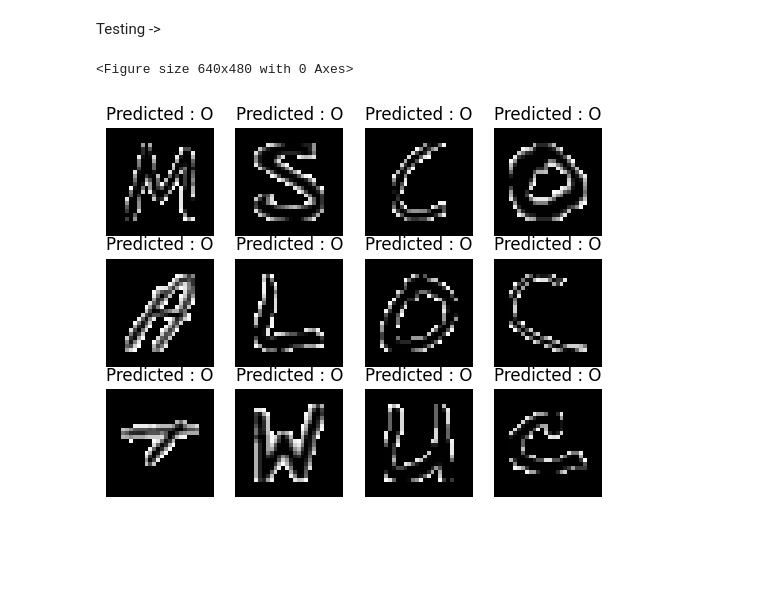
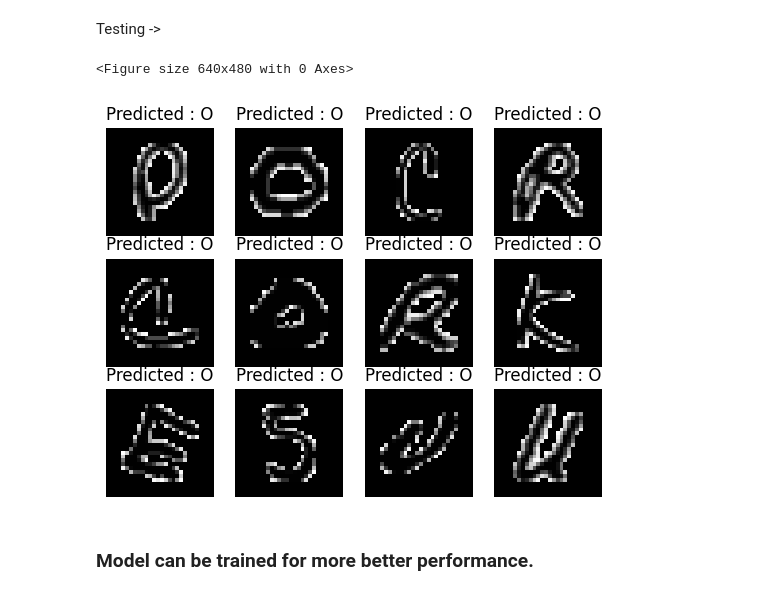
Before and after one commit to gauravmishraokok/learningPyTorch, a Jupyter notebook: 09_PyTorch_Transformers_via_Paper_Replication/Vision Transformer/Vision_Transformer.ipynb, the cells around one changed output. Drawn from its saved outputs; the diff is of its cells as text; code cells hidden in the pictures; blank space fills up the shorter version.

Commit message:
Vision Transformer For Handwritten Digit Prediction

```diff
--- a/09_PyTorch_Transformers_via_Paper_Replication/Vision Transformer/Vision_Transformer.ipynb
+++ b/09_PyTorch_Transformers_via_Paper_Replication/Vision Transformer/Vision_Transformer.ipynb
@@ -154,7 +147,8 @@ y_tensor = torch.tensor(y_values, dtype=torch.int64)
 transformation = transforms.Compose([
     transforms.ToPILImage(),
     transforms.Resize((28, 28)),
-    transforms.ToTensor()
+    transforms.ToTensor(),
+    transforms.Normalize(mean=[0.5], std=[0.5])
 ])
 
 # Custom dataset class
@@ -183,13 +177,13 @@ class HandwrittenDataset(Dataset):
 class_names = ['A', 'B', 'C', 'D', 'E', 'F', 'G', 'H', 'I', 'J', 'K', 'L', 'M', 'N', 'O', 'P', 'Q', 'R', 'S', 'T', 'U', 'V', 'W', 'X', 'Y', 'Z']
 
 # Split the data
-X_train, X_test, y_train, y_test = train_test_split(X_tensor, y_tensor, test_size=0.2, random_state=42)
+X_train, X_test, y_train, y_test = train_test_split(X_tensor, y_tensor, test_size=0.2, random_state=8888)
 
 # Create dataset objects
 train_dataset = HandwrittenDataset(X_train, y_train, transform=transformation)
 test_dataset = HandwrittenDataset(X_test, y_test, transform=transformation)
 
-BATCH_SIZE=32
+BATCH_SIZE=16
 # Create dataloaders
 train_dataloader = DataLoader(dataset=train_dataset, batch_size=BATCH_SIZE, shuffle=True)
 test_dataloader = DataLoader(dataset=test_dataset, batch_size=BATCH_SIZE, shuffle=False)
@@ -209,12 +203,6 @@ from Modules._04_dataset import train_dataloader, test_dataloader, class_names
 from torch.optim.lr_scheduler import StepLR
 from pathlib import Path
 
-def init_weights(m):
-    if isinstance(m, nn.Linear):
-        nn.init.xavier_uniform_(m.weight)
-        if m.bias is not None:
-            nn.init.zeros_(m.bias)
-
 model_folder = Path("weights")
 model_folder.mkdir(parents=True, exist_ok=True)
 model_path = model_folder/f"ViT_{EPOCHS}_epochs.pth"
@@ -222,13 +210,21 @@ model_path = model_folder/f"ViT_{EPOCHS}_epochs.pth"
 if os.path.exists(model_path):
     model = torch.load(model_path).to(device)
     print("Loaded existing model.")
+
 else:
-    model = ViT().to(device=device)
-    model.apply(init_weights)
-    print("Initialized new model, Set weights using Xavier Uniform.")
+    visionTransformerModel = ViT(num_classes=NUM_CLASSES, embed_dim=EMBED_DIM, num_heads=NUM_HEADS, num_encoders=NUM_ENCODERS, patch_size=PATCH_SIZE, num_patches=NUM_PATCHES, hidden_dim=HIDDEN_DIMENSION, dropout=DROPOUT).to(device=device)
+
+    for p in visionTransformerModel.parameters():
+        if p.dim()>1:
+            p=nn.init.xavier_uniform_(p)
+
+
+    print("Intiailized model & Set Weights using Xavier Normal.")
+
+
 
 loss_fn = nn.CrossEntropyLoss()
-optimizer = torch.optim.Adam(model.parameters(), lr=LEARNING_RATE, betas=ADAM_BETAS, weight_decay=ADAM_WEIGHT_DECAY)
+optimizer = torch.optim.Adam(visionTransformerModel.parameters(), lr=LEARNING_RATE, betas=ADAM_BETAS, weight_decay=ADAM_WEIGHT_DECAY)
 scheduler = StepLR(optimizer, step_size=20, gamma=0.1)
 
 
@@ -237,7 +233,7 @@ startTime = timer()
 
 for epoch in tqdm.tqdm(range(EPOCHS), position=0, leave=True):
 
-    model.train()
+    visionTransformerModel.train()
     train_labels = []
     train_preds = []
 
@@ -247,7 +243,7 @@ for epoch in tqdm.tqdm(range(EPOCHS), position=0, leave=True):
         X = X.to(device)
         y = y.to(device)
 
-        y_pred = model(X)
+        y_pred = visionTransformerModel(X)
         y_pred_label = y_pred.argmax(dim=1)
 
         train_labels.extend(y.cpu().detach())
@@ -263,7 +259,7 @@ for epoch in tqdm.tqdm(range(EPOCHS), position=0, leave=True):
 
     train_loss = train_loss / len(train_dataloader)
 
-    model.eval()
+    visionTransformerModel.eval()
     val_labels = []
     val_preds = []
 
@@ -274,7 +270,7 @@ for epoch in tqdm.tqdm(range(EPOCHS), position=0, leave=True):
             X = X.to(device)
             y = y.to(device)
 
-            y_pred = model(X)
+            y_pred = visionTransformerModel(X)
             y_pred_label = y_pred.argmax(dim=1)
 
             val_labels.extend(y.cpu().detach())
@@ -296,5 +292,5 @@ for epoch in tqdm.tqdm(range(EPOCHS), position=0, leave=True):
     scheduler.step()
 
     # Save the model after each epoch
-    torch.save(model, model_folder/f"ViT_{epoch+1}_epochs.pth")
+    torch.save(visionTransformerModel, model_folder/f"ViT_{epoch+1}_epochs.pth")
 # %% [output]
@@ -345,47 +341,48 @@ from Modules._03_ViT import ViT
 from Modules._04_dataset import train_dataloader, test_dataloader, class_names
 from pathlib import Path
 
-torch.cuda.empty_cache()
-
 labels = []
 ids = []
 imgs = []
 
 # Load the trained model
 model_folder = Path("weights")
-model_path = model_folder / f"ViT_{EPOCHS}_epochs.pth"
+model_path = model_folder / f"ViT_{EPOCHS-4}_epochs.pth"
 
 if not model_path.exists():
     raise FileNotFoundError(f"Model file not found: {model_path}")
 
 model = torch.load(model_path)
 model = model.to(device)
+
 model.eval()
 
 with torch.inference_mode():
     for batch, (X,y) in enumerate(tqdm.tqdm(test_dataloader, position=0, leave=True)):
         X=X.to(device)
         y=y.to(device)
 
         # ids.extend([int(i)+1 for i in y])
 
         y_pred_test = model(X)
         y_pred_test_label = y_pred_test.argmax(dim=1)
 
         imgs.extend(X.detach().cpu())
         labels.extend([int(i) for i in y_pred_test_label])
 plt.figure()
 f, axarr = plt.subplots(3, 4)
 counter = 0
 for i in range(3):
     for j in range(4):
         if counter < len(imgs):  # Check if the counter is within the range of available images
 
             axarr[i][j].imshow(imgs[counter].squeeze(), cmap="gray")  # Use imgs[counter] to access individual images
             axarr[i][j].set_title(f"Predicted : {class_names[labels[counter]]}")
             axarr[i][j].axis("off")
 
             counter += 1
 # %% [output]
 <Figure size 640x480 with 0 Axes>
-[figure, old version]
+[figure, new version]
+# %% [markdown]
+### **Model can be trained for more better performance.**
```
Also changed, not shown: parts of 3 cells of this notebook.
